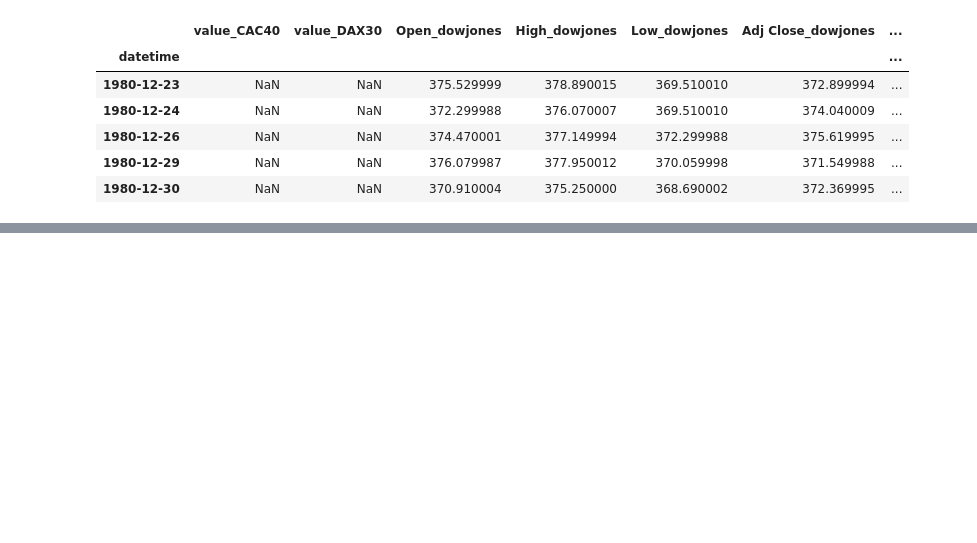
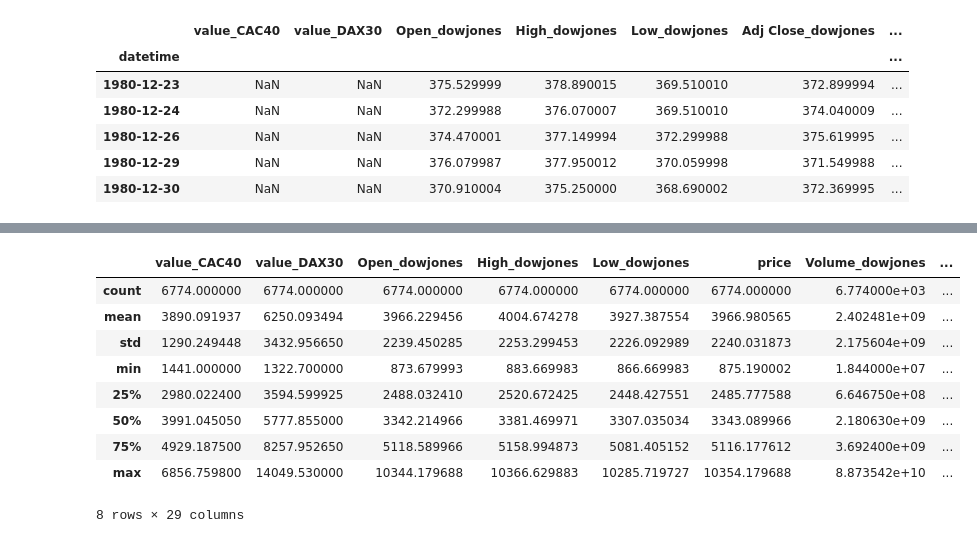
Before and after one commit to F1nalFortune/NYSE-JPM, a Jupyter notebook: data_analysis.ipynb, the cells around one changed output, grey strips where cells are left out. Cells and saved outputs as stored; diff of their text form; code cells hidden in the pictures; blank space fills up the shorter version.

```diff
--- a/data_analysis.ipynb
+++ b/data_analysis.ipynb
@@ -147,2 +149,29 @@ df.head()
+# %%
+def calculate_technical_analysis_indicators(dataset):
+  # Create 7 and 21 days Moving Average
+  dataset['ma7'] = dataset['price'].rolling(window=7).mean()
+  dataset['ma21'] = dataset['price'].rolling(window=21).mean()
+
+  # Create MACD
+  dataset['26ema'] = dataset['price'].ewm(span=26).mean()
+  dataset['12ema'] = dataset['price'].ewm(span=12).mean()
+  dataset['MACD'] = (dataset['12ema']-dataset['26ema'])
+
+
+  # Create Bollinger Bands
+  dataset['20sd'] = dataset['price'].rolling(window=20).std()
+  dataset['upper_band'] = dataset['ma21'] + (dataset['20sd']*2)
+  dataset['lower_band'] = dataset['ma21'] - (dataset['20sd']*2)
+
+  # Create Exponential moving average
+  dataset['ema'] = dataset['price'].ewm(com=0.5).mean()
+
+  # Create Momentum
+  dataset['momentum'] = dataset['price']-1
+
+  dataset['log_momentum'] = np.log1p(dataset['price'])
+  return dataset
+
+df = calculate_technical_analysis_indicators(df)
 # %%
 df=df.dropna()
@@ -191,0 +178,13 @@ yay
+# %%
+df.describe()
+# %% [output]
+|  | value_CAC40 | value_DAX30 | Open_dowjones | High_dowjones | Low_dowjones | price | Volume_dowjones | ... |
+| count | 6774.000000 | 6774.000000 | 6774.000000 | 6774.000000 | 6774.000000 | 6774.000000 | 6.774000e+03 | ... |
+| mean | 3890.091937 | 6250.093494 | 3966.229456 | 4004.674278 | 3927.387554 | 3966.980565 | 2.402481e+09 | ... |
+| std | 1290.249448 | 3432.956650 | 2239.450285 | 2253.299453 | 2226.092989 | 2240.031873 | 2.175604e+09 | ... |
+| min | 1441.000000 | 1322.700000 | 873.679993 | 883.669983 | 866.669983 | 875.190002 | 1.844000e+07 | ... |
+| 25% | 2980.022400 | 3594.599925 | 2488.032410 | 2520.672425 | 2448.427551 | 2485.777588 | 6.646750e+08 | ... |
+| 50% | 3991.045050 | 5777.855000 | 3342.214966 | 3381.469971 | 3307.035034 | 3343.089966 | 2.180630e+09 | ... |
+| 75% | 4929.187500 | 8257.952650 | 5118.589966 | 5158.994873 | 5081.405152 | 5116.177612 | 3.692400e+09 | ... |
+| max | 6856.759800 | 14049.530000 | 10344.179688 | 10366.629883 | 10285.719727 | 10354.179688 | 8.873542e+10 | ... |
+8 rows × 29 columns
```
Also changed, not shown: parts of 9 cells of this notebook.
